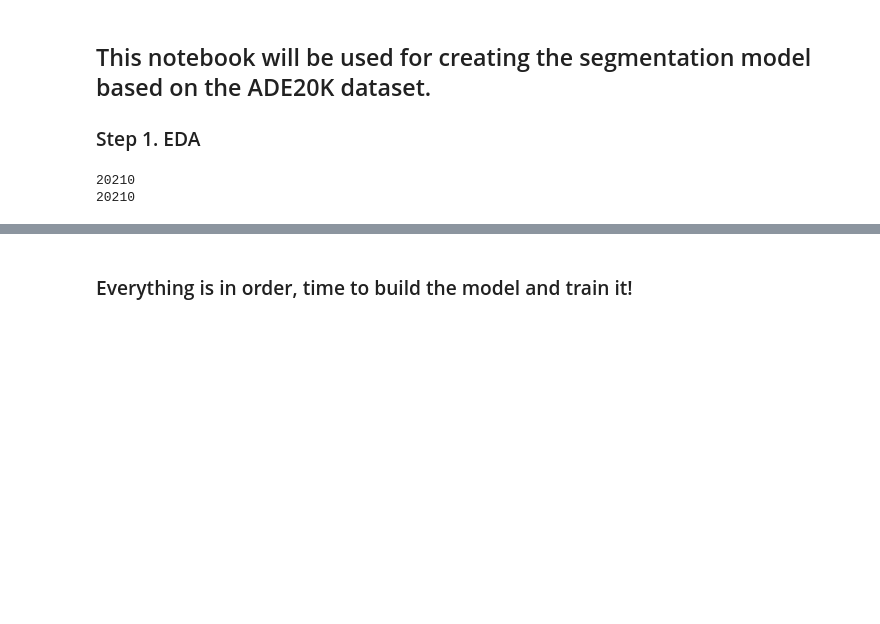
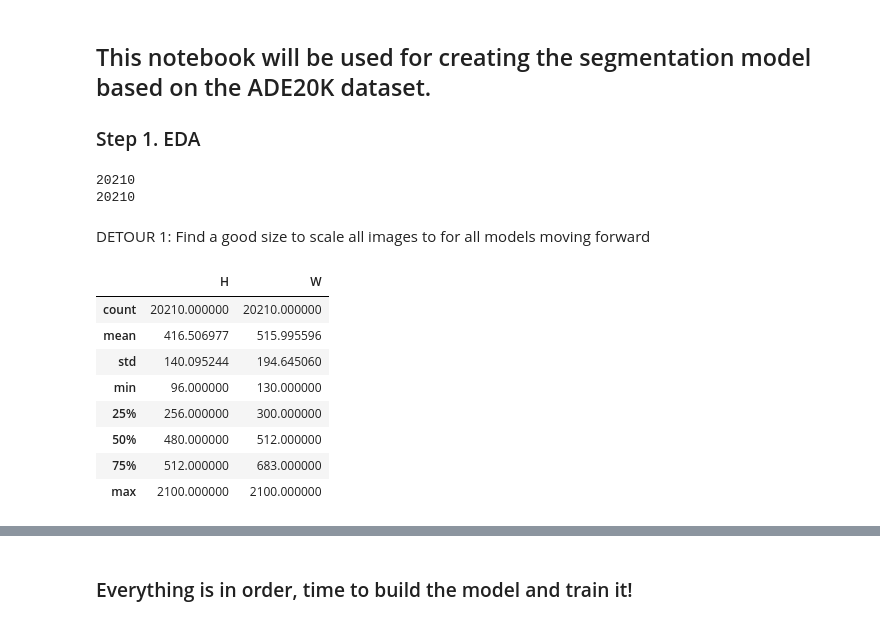
Before and after one commit to projectayre/ayre, a Jupyter notebook: semantic-segmentation/segmentation-ai-experimentation.ipynb, the cells around one changed output, grey strips where cells are left out. Saved outputs shown, nothing was run; the diff lists cells and outputs as text; code cells hidden in the pictures; blank space fills up the shorter version.

```diff
--- a/semantic-segmentation/segmentation-ai-experimentation.ipynb
+++ b/semantic-segmentation/segmentation-ai-experimentation.ipynb
@@ -92,3 +93,5 @@ class ADE20KDataset(Dataset):
             mask = self.transforms(mask)
 
         return image, mask
+# %% [markdown]
+DETOUR 1: Find a good size to scale all images to for all models moving forward
@@ -94,0 +104,13 @@ class ADE20KDataset(Dataset):
+# %%
+image_size = pd.DataFrame({'H': img_h, 'W': img_w}, dtype='int')
+image_size.describe()
+# %% [output]
+|  | H | W |
+| count | 20210.000000 | 20210.000000 |
+| mean | 416.506977 | 515.995596 |
+| std | 140.095244 | 194.645060 |
+| min | 96.000000 | 130.000000 |
+| 25% | 256.000000 | 300.000000 |
+| 50% | 480.000000 | 512.000000 |
+| 75% | 512.000000 | 683.000000 |
+| max | 2100.000000 | 2100.000000 |
```
Also changed, not shown: parts of 21 cells of this notebook.
